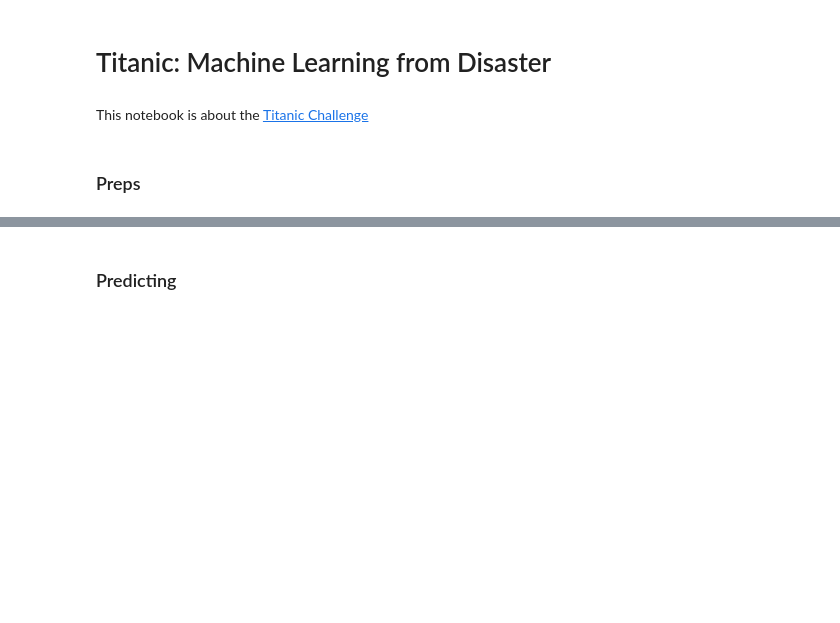
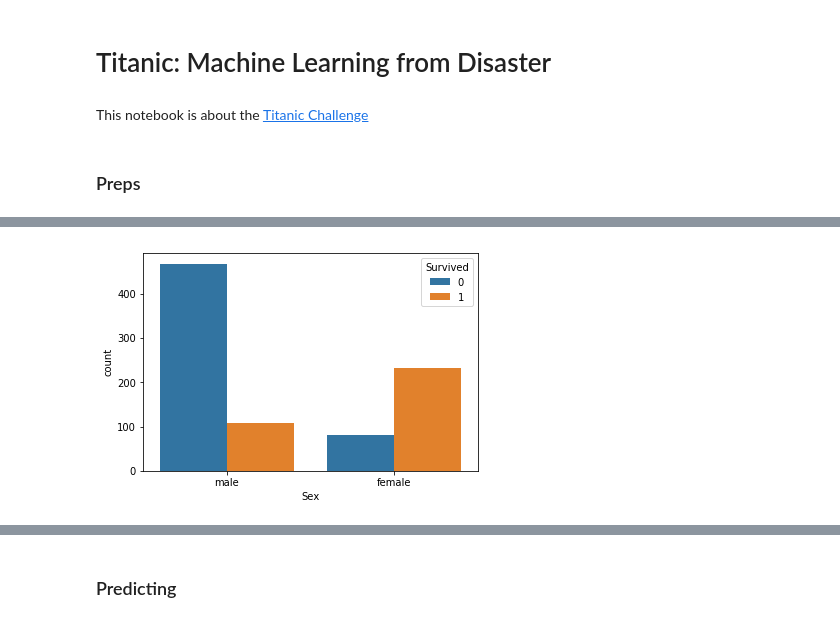
Before and after one commit to dtyszkajr/kaggle_random, a Jupyter notebook: kaggle_titanic.ipynb, the cells around one changed output, grey strips where cells are left out. Cells and saved outputs as stored; diff of their text form; code cells hidden in the pictures; blank space fills up the shorter version.

```diff
--- a/kaggle_titanic.ipynb
+++ b/kaggle_titanic.ipynb
@@ -153,0 +156,6 @@ There is some categorical data, and some new features we can extract from column
+# %%
+#  Sex
+ax = sns.countplot(x='Sex', hue='Survived', data=dfx)
+# since there are just 2 classes, turn into numerical
+# %% [output]
+[figure, added]
```
Also changed, not shown: parts of 55 cells of this notebook, 1 other file.
